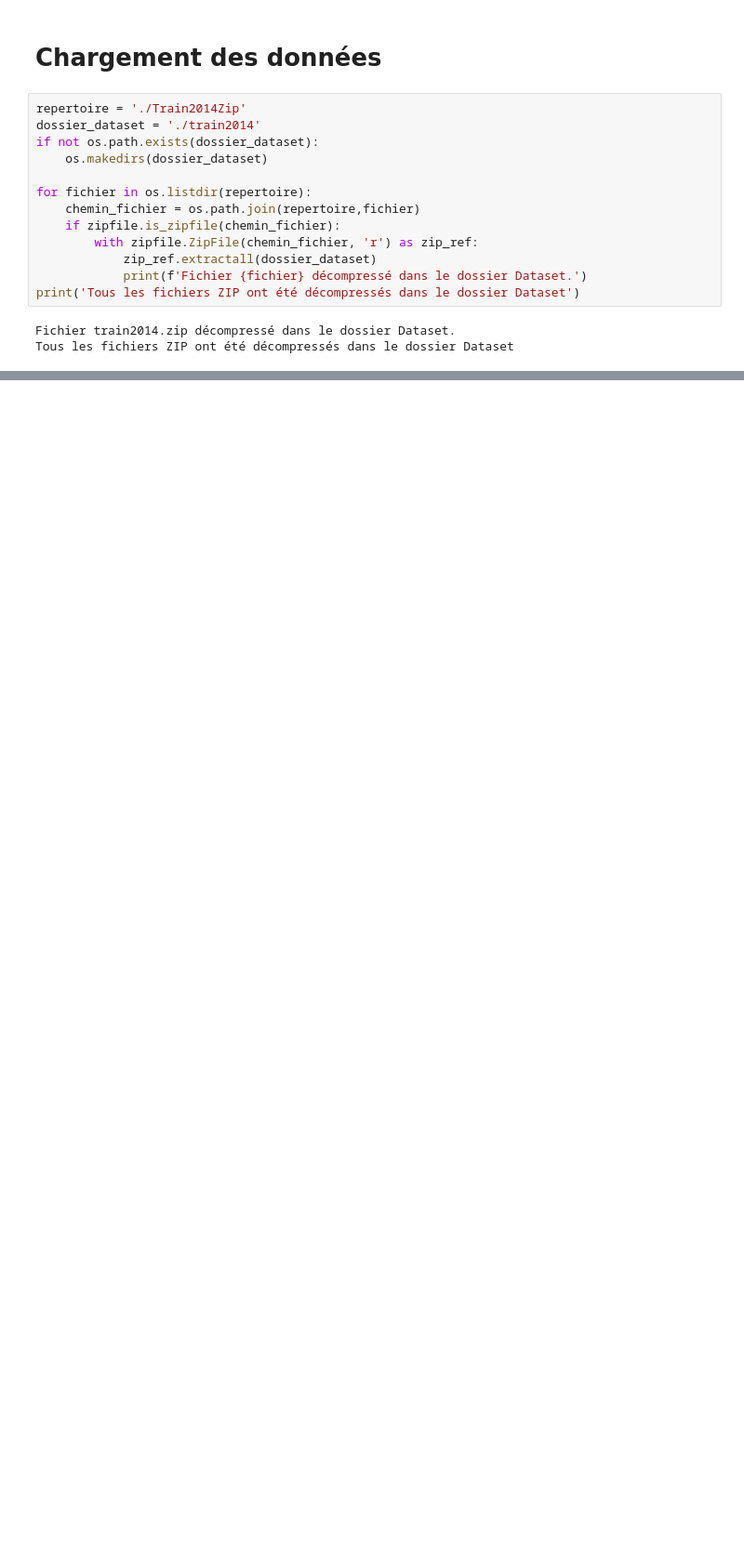
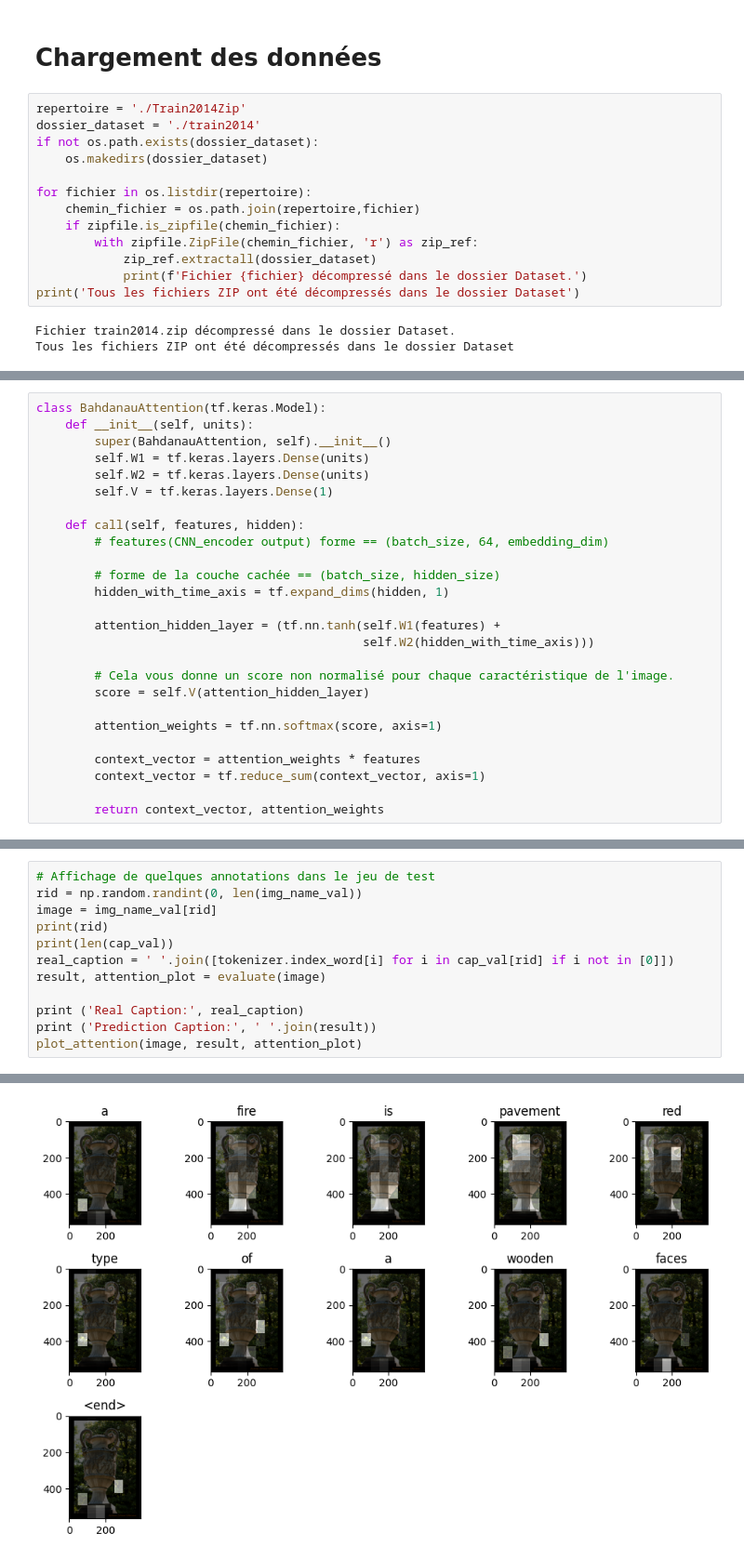
Before and after one commit to ArnaudHit/DataScience-ProjetLeyenda, a Jupyter notebook: Livrable 3.ipynb, the cells around one changed output, grey strips where cells are left out. Shown at 93% size. Cells and saved outputs as stored; diff of their text form; blank space fills up the shorter version.

```diff
--- a/Livrable 3.ipynb
+++ b/Livrable 3.ipynb
@@ -190,0 +334,26 @@ max_length = calc_max_length(train_seqs)
+# %%
+class BahdanauAttention(tf.keras.Model):
+    def __init__(self, units):
+        super(BahdanauAttention, self).__init__()
+        self.W1 = tf.keras.layers.Dense(units)
+        self.W2 = tf.keras.layers.Dense(units)
+        self.V = tf.keras.layers.Dense(1)
+
+    def call(self, features, hidden):
+        # features(CNN_encoder output) forme == (batch_size, 64, embedding_dim)
+
+        # forme de la couche cachée == (batch_size, hidden_size)
+        hidden_with_time_axis = tf.expand_dims(hidden, 1)
+
+        attention_hidden_layer = (tf.nn.tanh(self.W1(features) +
+                                             self.W2(hidden_with_time_axis)))
+
+        # Cela vous donne un score non normalisé pour chaque caractéristique de l'image.
+        score = self.V(attention_hidden_layer)
+
+        attention_weights = tf.nn.softmax(score, axis=1)
+
+        context_vector = attention_weights * features
+        context_vector = tf.reduce_sum(context_vector, axis=1)
+
+        return context_vector, attention_weights
@@ -190,0 +586,13 @@ max_length = calc_max_length(train_seqs)
+# %%
+# Affichage de quelques annotations dans le jeu de test
+rid = np.random.randint(0, len(img_name_val))
+image = img_name_val[rid]
+print(rid)
+print(len(cap_val))
+real_caption = ' '.join([tokenizer.index_word[i] for i in cap_val[rid] if i not in [0]])
+result, attention_plot = evaluate(image)
+
+print ('Real Caption:', real_caption)
+print ('Prediction Caption:', ' '.join(result))
+plot_attention(image, result, attention_plot)
+# %% [output]
@@ -190,0 +603 @@ max_length = calc_max_length(train_seqs)
+[figure, added]
```
Also changed, not shown: parts of 39 cells of this notebook.
